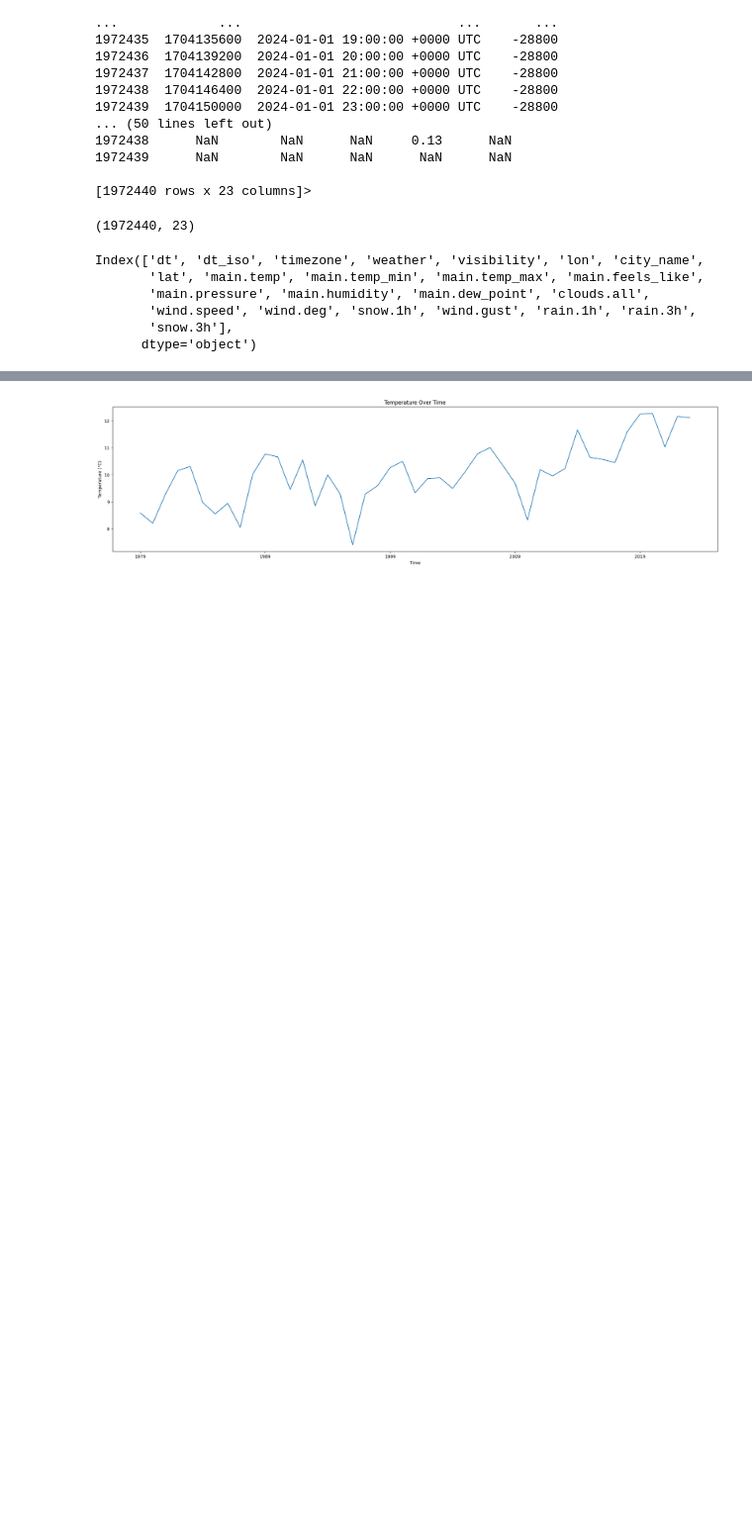
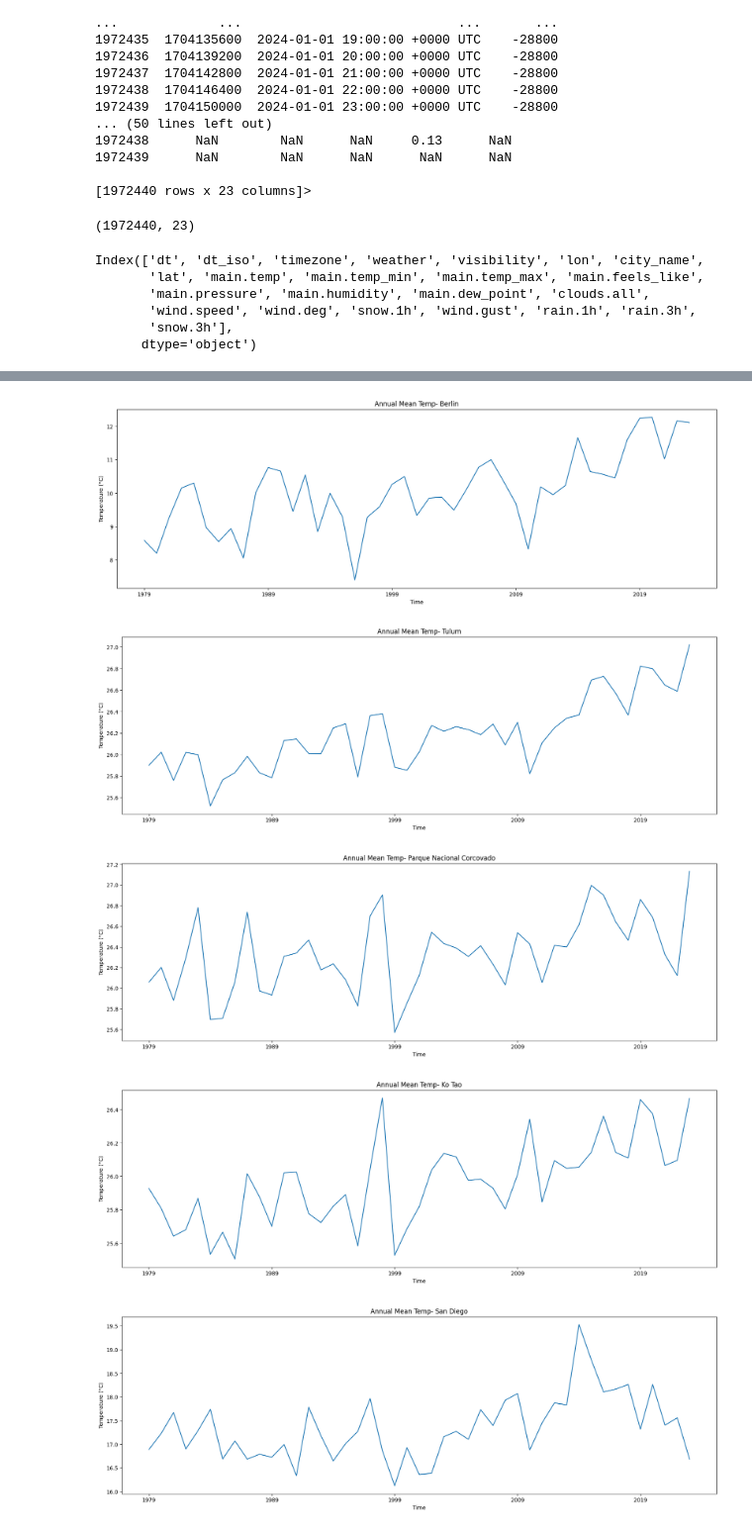
Before and after one commit to KatTiel/data_pipeline_weather_data, a Jupyter notebook: transform/open_weather_history.ipynb, the cells around one changed output, grey strips where cells are left out. Shown at 99% size. Cells and saved outputs as stored; diff of their text form; code cells hidden in the pictures; blank space fills up the shorter version.

```diff
--- a/transform/open_weather_history.ipynb
+++ b/transform/open_weather_history.ipynb
@@ -9,6 +9,6 @@ import seaborn as sns
 pd.plotting.register_matplotlib_converters()
 %matplotlib inline
 
-# Importing weather_history_bulk JSON file
-f = open("/Users/katharinatielking/Portfolio_Projects/weather_history_bulk.json")
+# Import weather_history_bulk JSON file
+f = open("weather_history_bulk.json")
 weather_history_bulk = json.load(f)
@@ -125,7 +104,18 @@ See the caveats in the documentation: https://pandas.pydata.org/pandas-docs/stab
 # %%
-filtered_weather_history_berlin['main.temp'].groupby(filtered_weather_history_berlin['Y']).mean().plot(figsize=(25, 6), title='Temperature Over Time')
-plt.xlabel('Time')
-plt.ylabel('Temperature (°C)')
-plt.show()
+# Plot the annual mean temperatures
+filtered_city_dfs = [filtered_weather_history_berlin, filtered_weather_history_tulum, filtered_weather_history_corcovado, filtered_weather_history_kotao, filtered_weather_history_sandiego]
+
+def plot_medium_temp(df, city_name):
+    df['main.temp'].groupby(df['Y']).mean().plot(figsize=(20, 6), title=f'Annual Mean Temp- {city_name}')
+    plt.xlabel('Time')
+    plt.ylabel('Temperature (°C)')
+    plt.show()
+
+for city_name, df in zip(['Berlin', 'Tulum', 'Parque Nacional Corcovado', 'Ko Tao', 'San Diego'], filtered_city_dfs):
+    plot_medium_temp(df, city_name)
 # %% [output]
-[figure, old version]
+[figure, new version]
+[figure, added]
+[figure, added]
+[figure, added]
+[figure, added]
```
Also changed, not shown: parts of 9 cells of this notebook, 2 other files.
